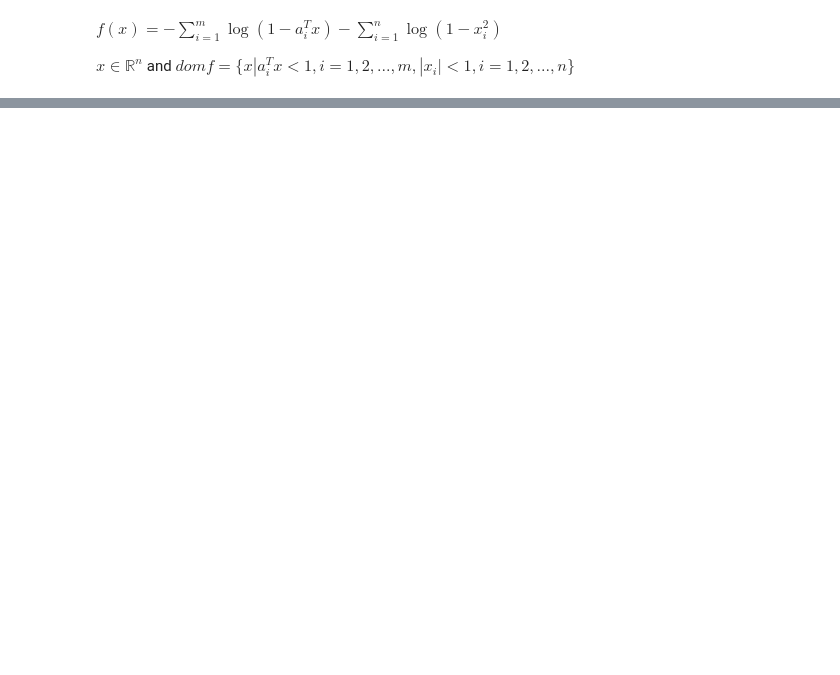
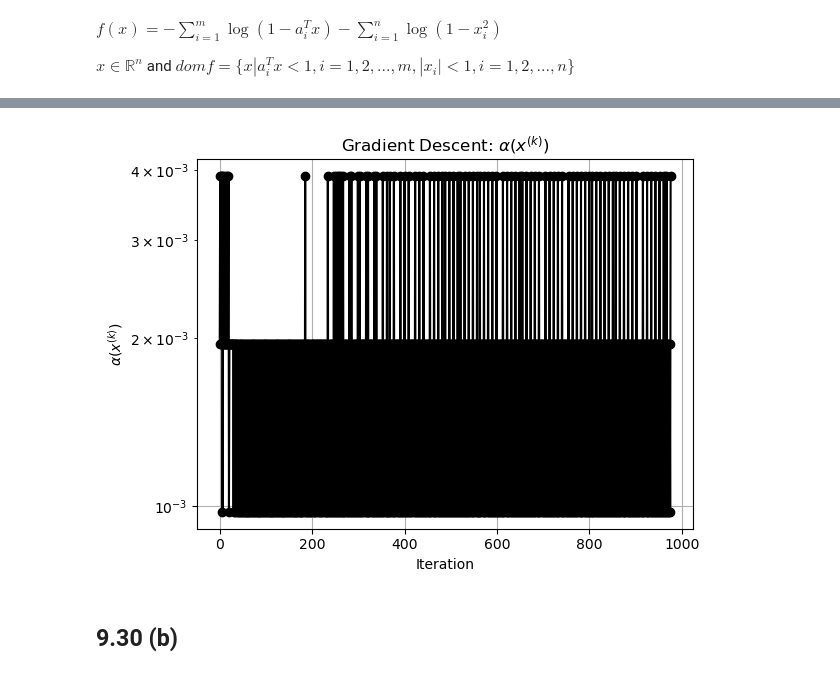
Before and after one commit to Ravi-Raghavan/ConvexOptimization, a Jupyter notebook: hw5.ipynb, the cells around one changed output, grey strips where cells are left out. Cells and saved outputs as stored; diff of their text form; code cells hidden in the pictures; blank space fills up the shorter version.

```diff
--- a/hw5.ipynb
+++ b/hw5.ipynb
@@ -82,0 +379,13 @@ def f_backtracking_algorithm(A: np.ndarray, x: np.ndarray, delta_x: np.ndarray,
+# %%
+plt.plot(list(range(len(gradient_descent_alpha_values))), gradient_descent_alpha_values, marker='o', color='black', linestyle='-')
+
+plt.xlabel('Iteration')
+plt.ylabel(r'$\alpha(x^{(k)})$')
+plt.yscale('log')
+plt.title(r'Gradient Descent: $\alpha(x^{(k)})$')
+plt.grid(True)
+plt.show()
+# %% [output]
+[figure, added]
+# %% [markdown]
+## 9.30 (b)
```
Also changed, not shown: parts of 25 cells of this notebook.
